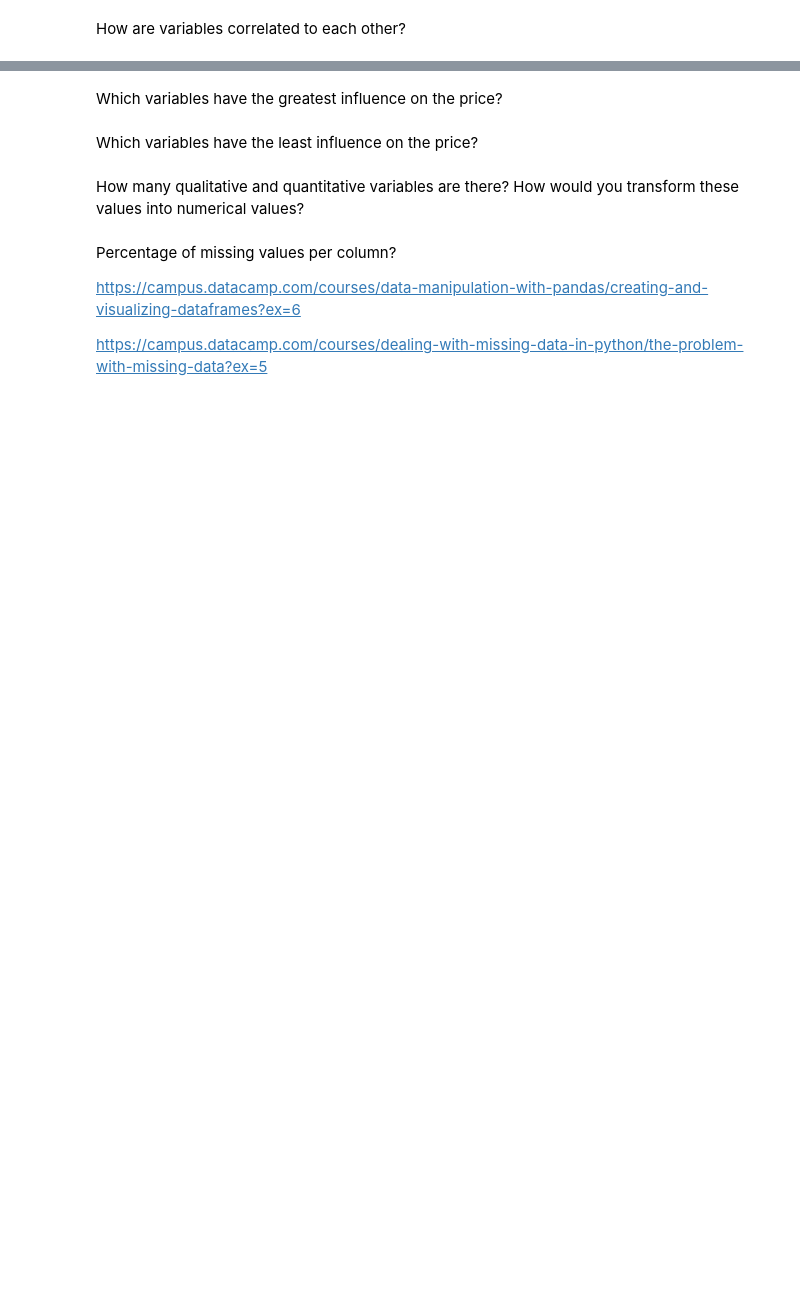
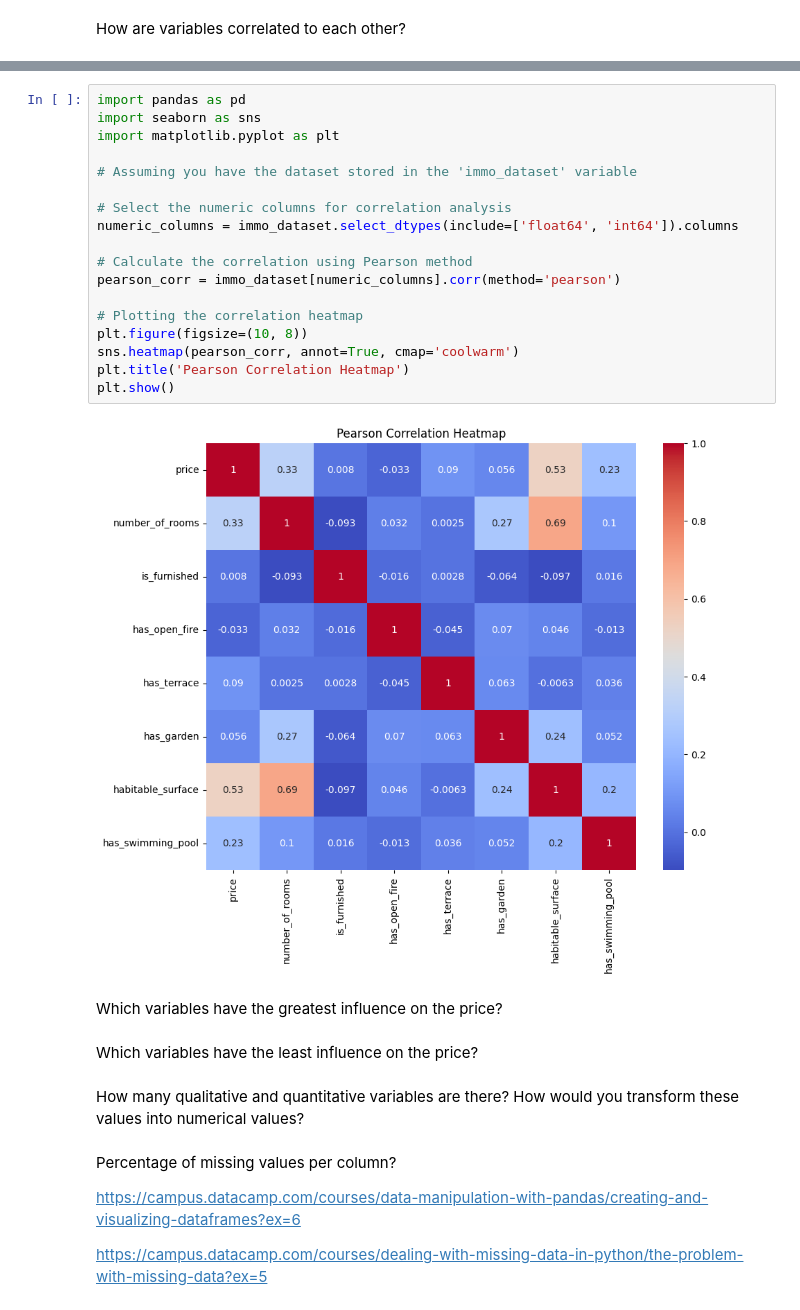
Before and after one commit to ChristosRaptis/challenge-data-analysis, a Jupyter notebook: data-analysis_clean.ipynb, the cells around one changed output, grey strips where cells are left out. Cells and saved outputs as stored; diff of their text form; blank space fills up the shorter version.

```diff
--- a/data-analysis_clean.ipynb
+++ b/data-analysis_clean.ipynb
@@ -315,3 +436,23 @@ price_correlation = correlation_coefficient['price'].drop('price')
+# %%
+import pandas as pd
+import seaborn as sns
+import matplotlib.pyplot as plt
+
+# Assuming you have the dataset stored in the 'immo_dataset' variable
+
+# Select the numeric columns for correlation analysis
+numeric_columns = immo_dataset.select_dtypes(include=['float64', 'int64']).columns
+
+# Calculate the correlation using Pearson method
+pearson_corr = immo_dataset[numeric_columns].corr(method='pearson')
+
+# Plotting the correlation heatmap
+plt.figure(figsize=(10, 8))
+sns.heatmap(pearson_corr, annot=True, cmap='coolwarm')
+plt.title('Pearson Correlation Heatmap')
+plt.show()
+# %% [output]
+[figure, added]
 # %% [markdown]
 Which variables have the greatest influence on the price?
 # %% [markdown]
```
Also changed, not shown: parts of 21 cells of this notebook.
